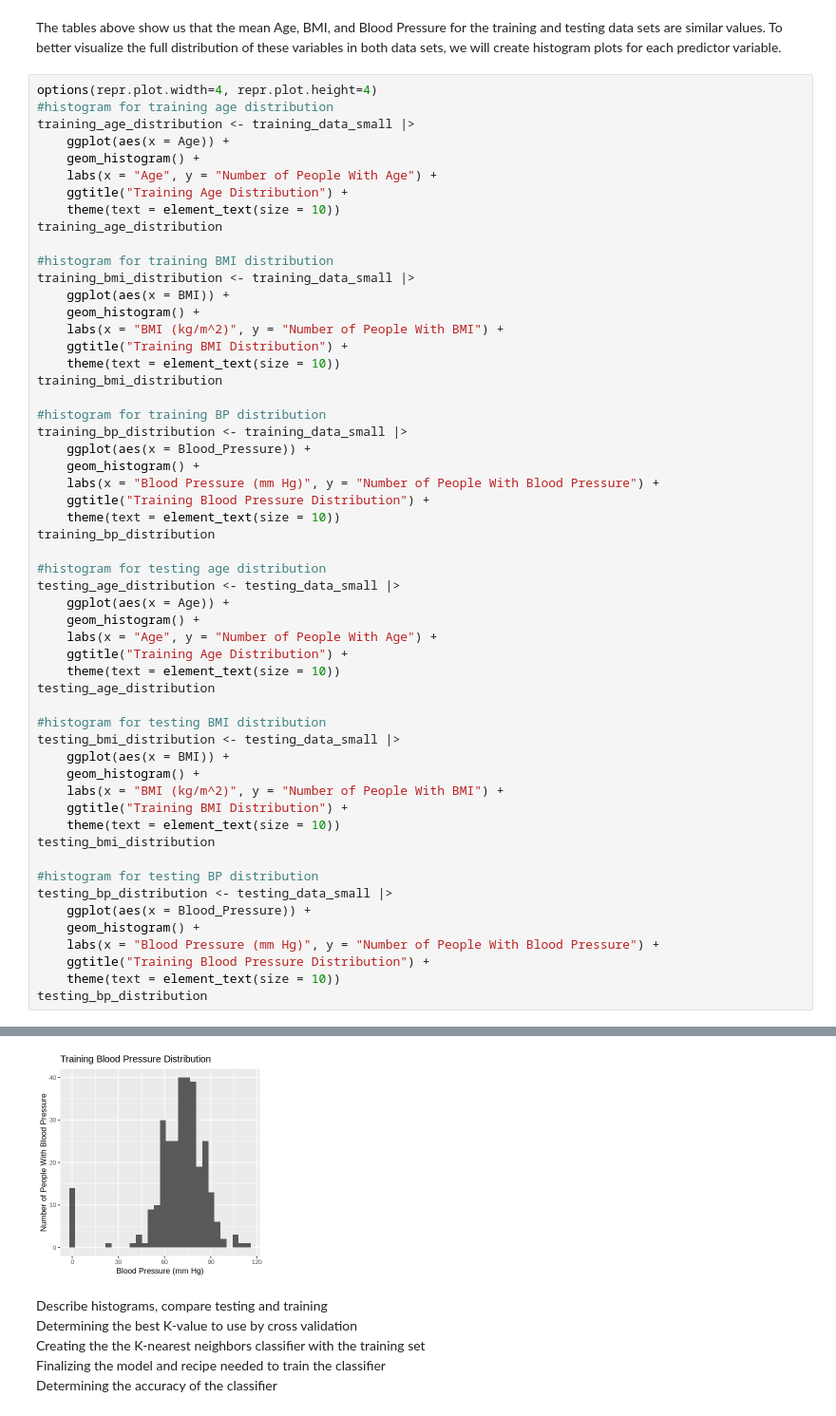
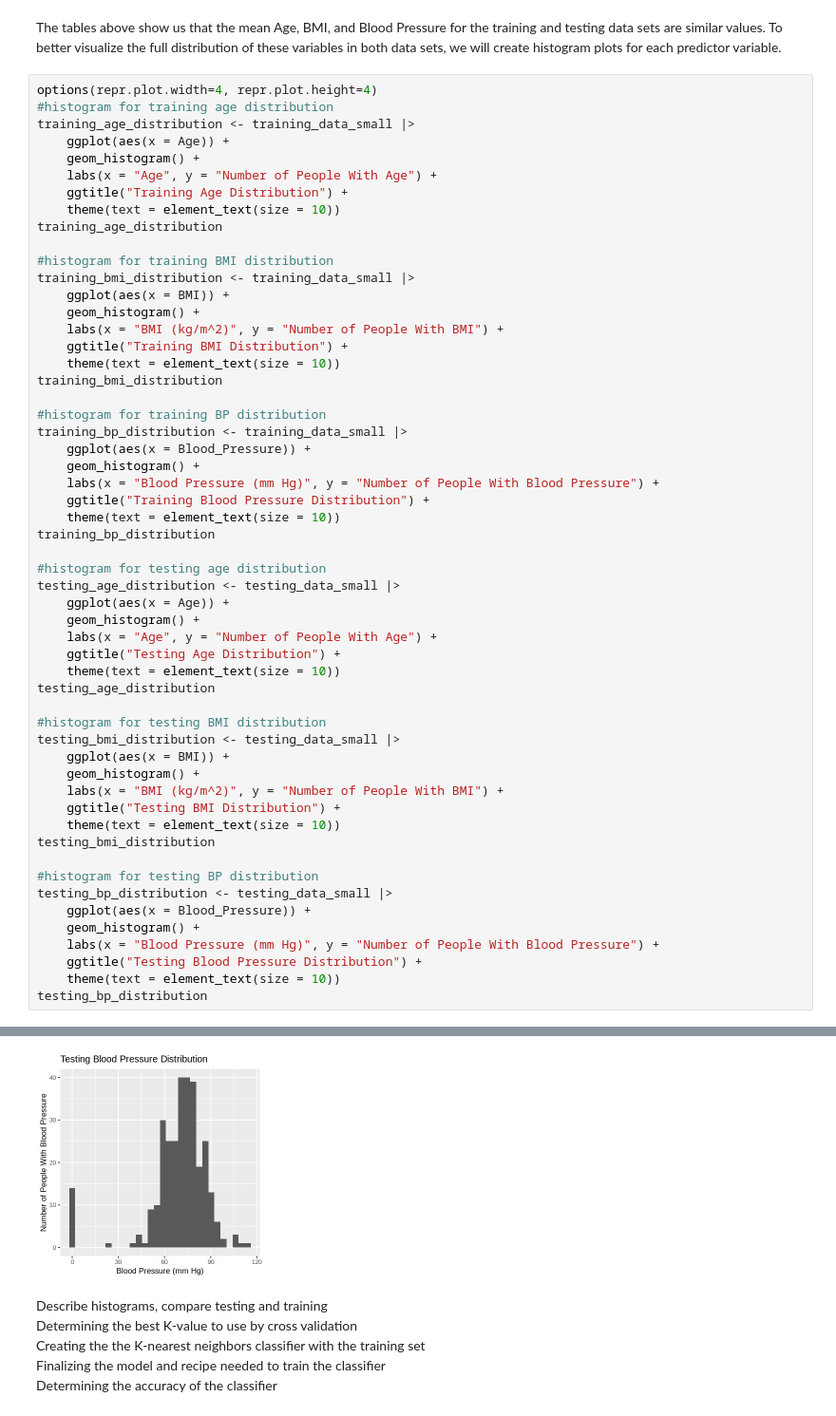
Before and after one commit to nityag11/DSCI-100-group17-project, a Jupyter notebook: Project.ipynb, the cells around one changed output, grey strips where cells are left out. Shown at 95% size. Cells and saved outputs as stored; diff of their text form.

Commit message:
testing

```diff
--- a/Project.ipynb
+++ b/Project.ipynb
@@ -236,7 +236,7 @@ testing_age_distribution <- testing_data_small |>
     ggplot(aes(x = Age)) +
     geom_histogram() +
     labs(x = "Age", y = "Number of People With Age") +
-    ggtitle("Training Age Distribution") +
+    ggtitle("Testing Age Distribution") +
     theme(text = element_text(size = 10))
 testing_age_distribution
 
@@ -245,7 +245,7 @@ testing_bmi_distribution <- testing_data_small |>
     ggplot(aes(x = BMI)) +
     geom_histogram() +
     labs(x = "BMI (kg/m^2)", y = "Number of People With BMI") +
-    ggtitle("Training BMI Distribution") +
+    ggtitle("Testing BMI Distribution") +
     theme(text = element_text(size = 10))
 testing_bmi_distribution
 
@@ -254,7 +254,7 @@ testing_bp_distribution <- testing_data_small |>
     ggplot(aes(x = Blood_Pressure)) +
     geom_histogram() +
     labs(x = "Blood Pressure (mm Hg)", y = "Number of People With Blood Pressure") +
-    ggtitle("Training Blood Pressure Distribution") +
+    ggtitle("Testing Blood Pressure Distribution") +
     theme(text = element_text(size = 10))
 testing_bp_distribution
 # %% [output]
@@ -272,4 +272,4 @@ testing_bp_distribution
-[figure, old version]
+[figure, new version]
 # %% [markdown]
 Describe histograms, compare testing and training <br>
 Determining the best K-value to use by cross validation <br>
```
Also changed, not shown: parts of 1 cell of this notebook.
